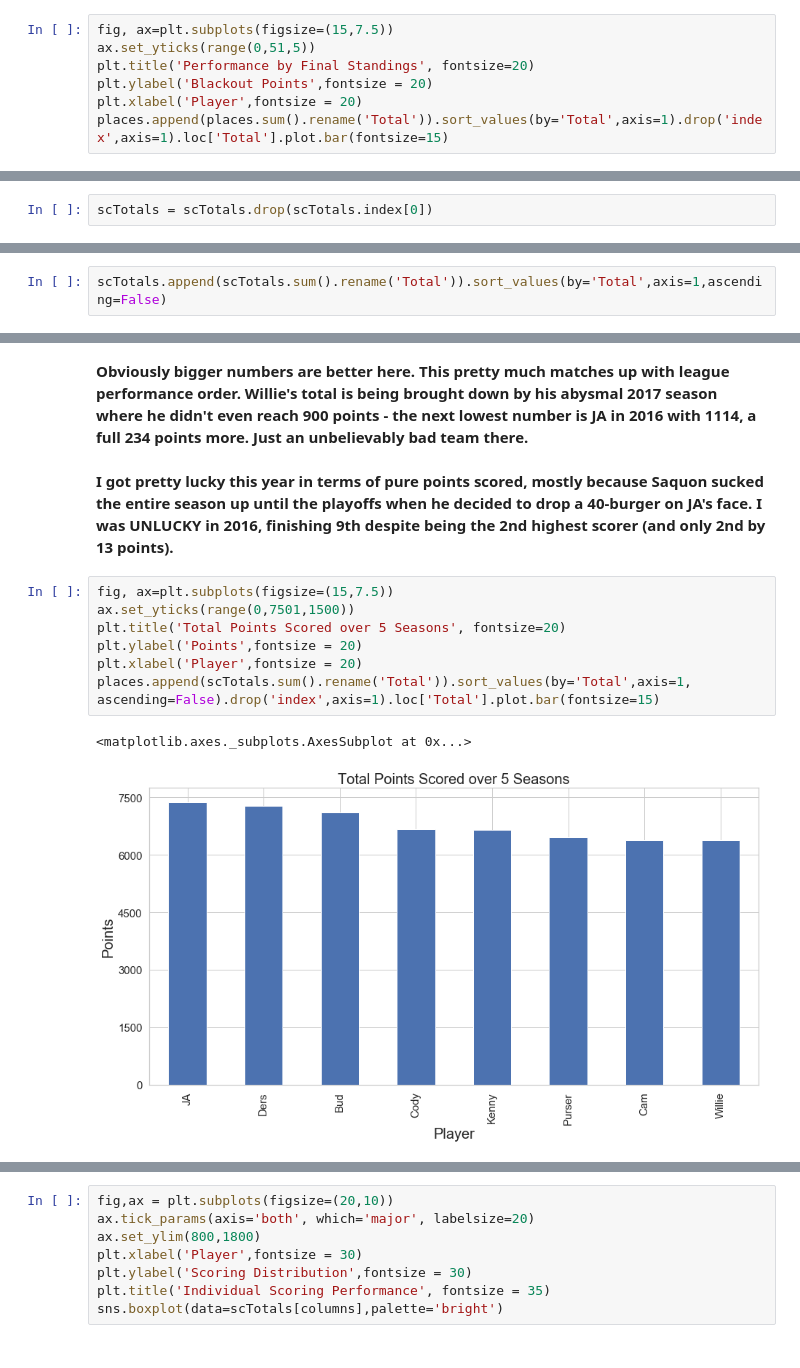
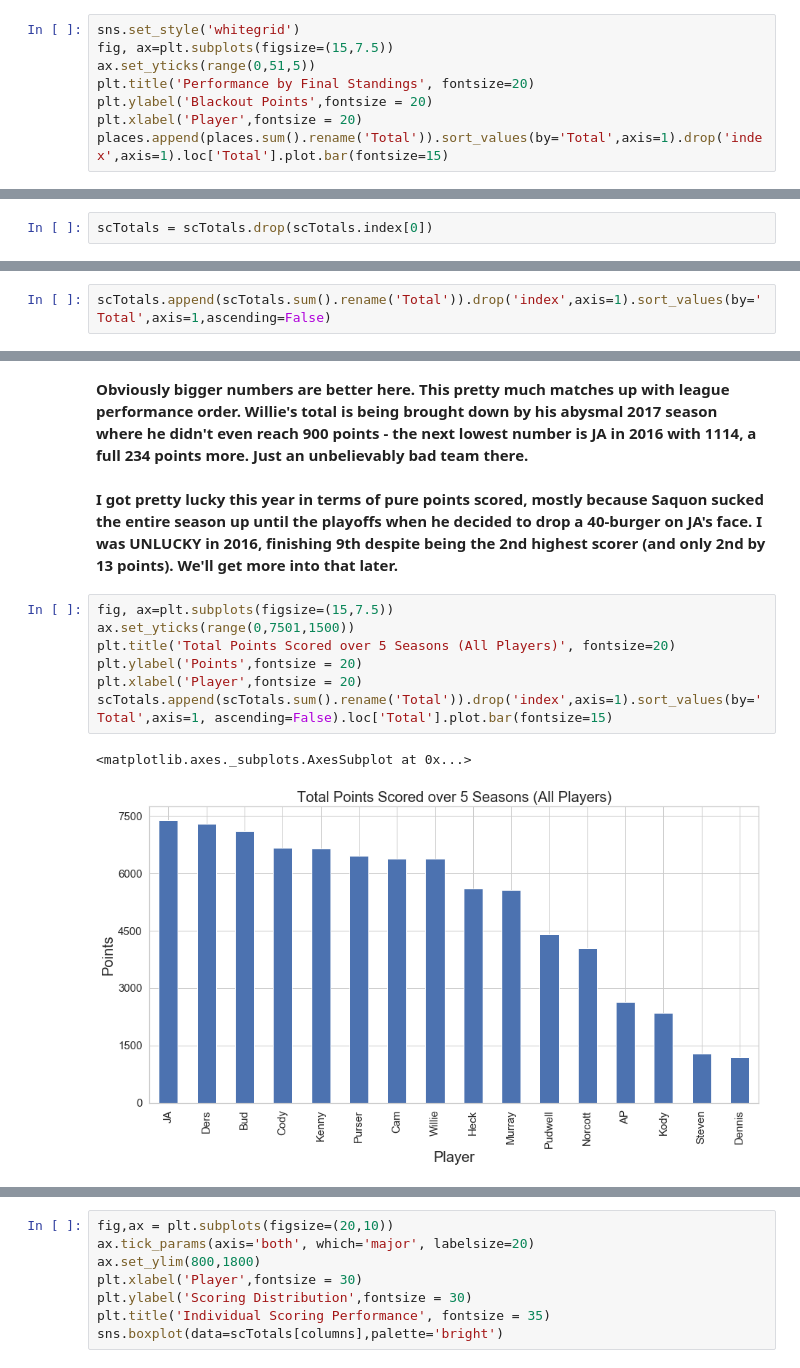
Before and after one commit to ahelgeso91/FFViz, a Jupyter notebook: FF Viz.ipynb, the cells around one changed output, grey strips where cells are left out. Saved outputs shown, nothing was run; the diff lists cells and outputs as text.

Commit message:
Update FF Viz.ipynb
Added total points viz for all players

```diff
--- a/FF Viz.ipynb
+++ b/FF Viz.ipynb
@@ -86,4 +88,5 @@ places.append(places.sum().rename('Total')).sort_values(by='Total',axis=1)
 # %%
+sns.set_style('whitegrid')
 fig, ax=plt.subplots(figsize=(15,7.5))
 ax.set_yticks(range(0,51,5))
 plt.title('Performance by Final Standings', fontsize=20)
@@ -171,4 +163,4 @@ scTotals = scTotals.dropna(axis=1)
 scTotals['index'] = scTotals['index'].apply(int)
 # %%
-scTotals.append(scTotals.sum().rename('Total')).sort_values(by='Total',axis=1,ascending=False)
+scTotals.append(scTotals.sum().rename('Total')).drop('index',axis=1).sort_values(by='Total',axis=1,ascending=False)
 # %% [output]
@@ -182,16 +174,16 @@ scTotals.append(scTotals.sum().rename('Total')).sort_values(by='Total',axis=1,as
 # %% [markdown]
 <B> Obviously bigger numbers are better here. This pretty much matches up with league performance order. Willie's total is being brought down by his abysmal 2017 season where he didn't even reach 900 points - the next lowest number is JA in 2016 with 1114, a full 234 points more. Just an unbelievably bad team there.<br>
 <br>
-I got pretty lucky this year in terms of pure points scored, mostly because Saquon sucked the entire season up until the playoffs when he decided to drop a 40-burger on JA's face. I was UNLUCKY in 2016, finishing 9th despite being the 2nd highest scorer (and only 2nd by 13 points).
+I got pretty lucky this year in terms of pure points scored, mostly because Saquon sucked the entire season up until the playoffs when he decided to drop a 40-burger on JA's face. I was UNLUCKY in 2016, finishing 9th despite being the 2nd highest scorer (and only 2nd by 13 points). We'll get more into that later.
 </B>
 # %%
 fig, ax=plt.subplots(figsize=(15,7.5))
 ax.set_yticks(range(0,7501,1500))
-plt.title('Total Points Scored over 5 Seasons', fontsize=20)
+plt.title('Total Points Scored over 5 Seasons (All Players)', fontsize=20)
 plt.ylabel('Points',fontsize = 20)
 plt.xlabel('Player',fontsize = 20)
-places.append(scTotals.sum().rename('Total')).sort_values(by='Total',axis=1, ascending=False).drop('index',axis=1).loc['Total'].plot.bar(fontsize=15)
+scTotals.append(scTotals.sum().rename('Total')).drop('index',axis=1).sort_values(by='Total',axis=1, ascending=False).loc['Total'].plot.bar(fontsize=15)
 # %% [output]
 <matplotlib.axes._subplots.AxesSubplot at 0x...>
-[figure, old version]
+[figure, new version]
 # %%
```
Also changed, not shown: parts of 8 cells of this notebook.
